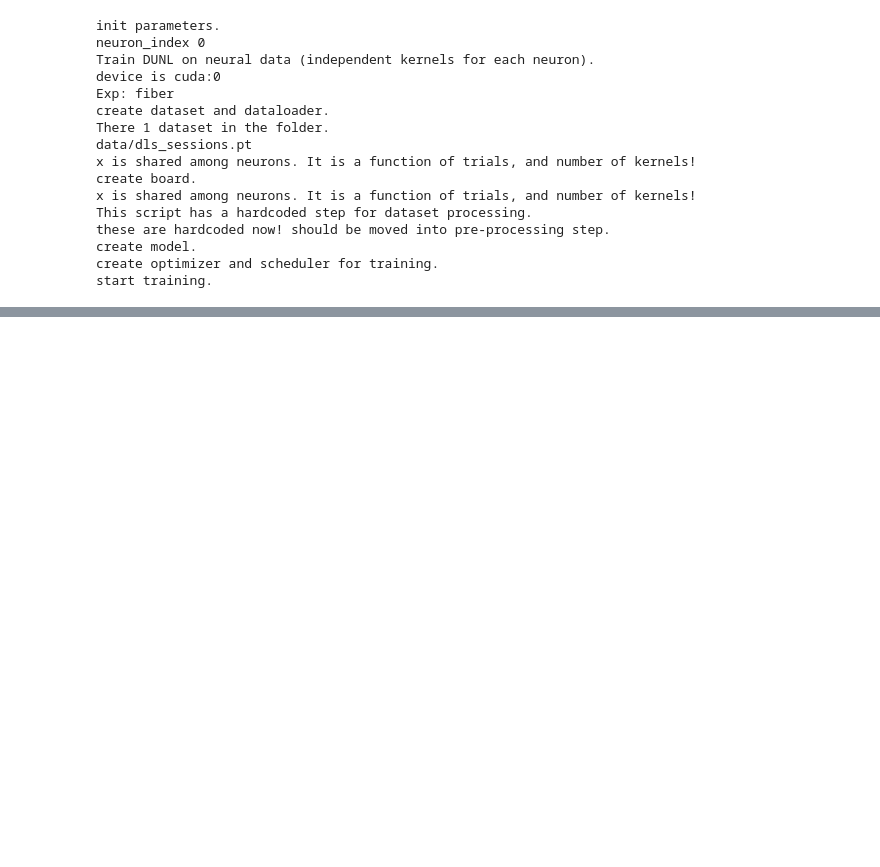
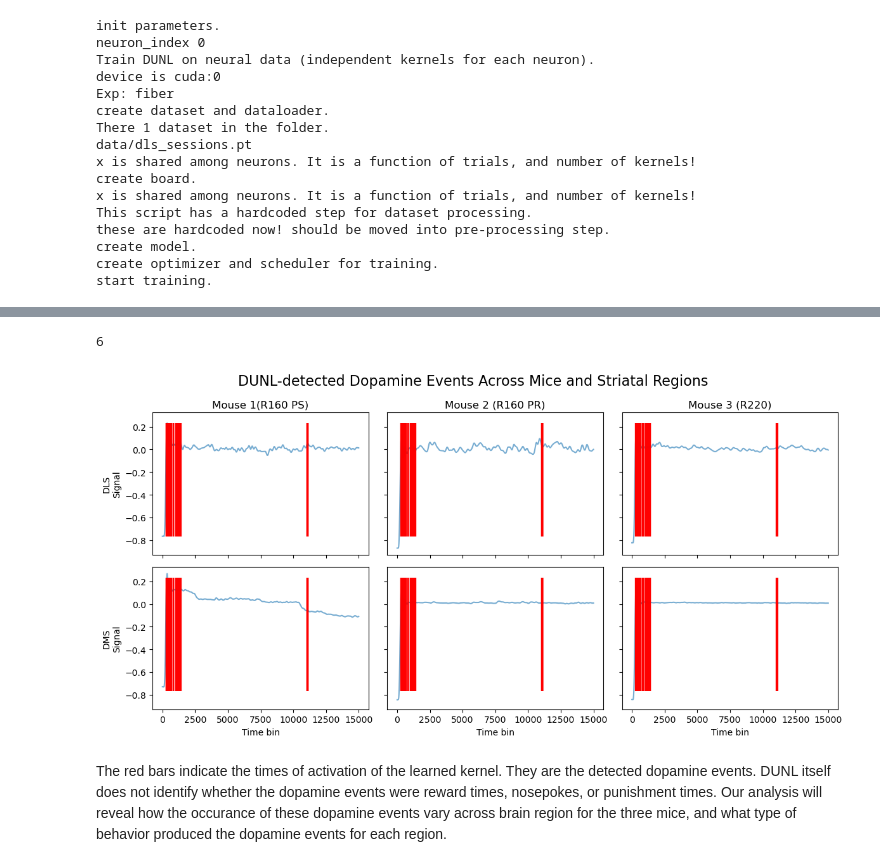
Before and after one commit to esmcclung/BIPN_162_Final, a Jupyter notebook: Dandi_set_197.ipynb, the cells around one changed output, grey strips where cells are left out. Cells and saved outputs as stored; diff of their text form; code cells hidden in the pictures; blank space fills up the shorter version.

```diff
--- a/Dandi_set_197.ipynb
+++ b/Dandi_set_197.ipynb
@@ -626,0 +913,57 @@ start training.
+# %%
+all_event_times = []
+for bins in all_event_bins:
+    all_event_times.append(timestamps[bins])
+print(len(all_event_times))
+# %% [output]
+6
+# %%
+fig, axes = plt.subplots(2,3, figsize=(12,6), sharex=True, sharey=True)
+axes = axes.flatten()
+
+order = [0, 3, 1, 4, 2, 5]
+titles = [
+    "Mouse 1 DLS",
+    "Mouse 2 DLS",
+    "Mouse 3 DLS",
+    "Mouse 1 DMS",
+    "Mouse 2 DMS",
+    "Mouse 3 DMS"
+]
+for i in range(6):
+    ax = axes[order[i]]
+    signal = signals[i].numpy()
+    events = all_event_bins[i]
+
+
+    ax.plot(signal, alpha=0.6, label = "Fiber photometry calcium signal")
+
+    ax.vlines(all_event_bins[0],
+               ymin=signals[0].min(),
+               ymax=signals[0].max(),
+               color='red',
+               alpha=0.3,
+                label = "DUNL detected dopamine events")
+    axes[0].set_title("Mouse 1(R160 PS)")
+    axes[1].set_title("Mouse 2 (R160 PR)")
+    axes[2].set_title("Mouse 3 (R220)")
+    axes[3].set_title("")
+    axes[4].set_title("")
+    axes[5].set_title("")
+
+# axis labels
+axes[3].set_xlabel("Time bin")
+axes[4].set_xlabel("Time bin")
+axes[5].set_xlabel("Time bin")
+
+axes[0].set_ylabel("DLS\nSignal")
+axes[3].set_ylabel("DMS\nSignal")
+
+fig.suptitle("DUNL-detected Dopamine Events Across Mice and Striatal Regions", fontsize=16)
+
+plt.tight_layout()
+plt.show()
+# %% [output]
+[figure, added]
+# %% [markdown]
+The red bars indicate the times of activation of the learned kernel. They are the detected dopamine events. DUNL itself does not identify whether the dopamine events were reward times, nosepokes, or punishment times. Our analysis will reveal how the occurance of these dopamine events vary across brain region for the three mice, and what type of behavior produced the dopamine events for each region.
```
Also changed, not shown: parts of 23 cells of this notebook, 1 other file.
